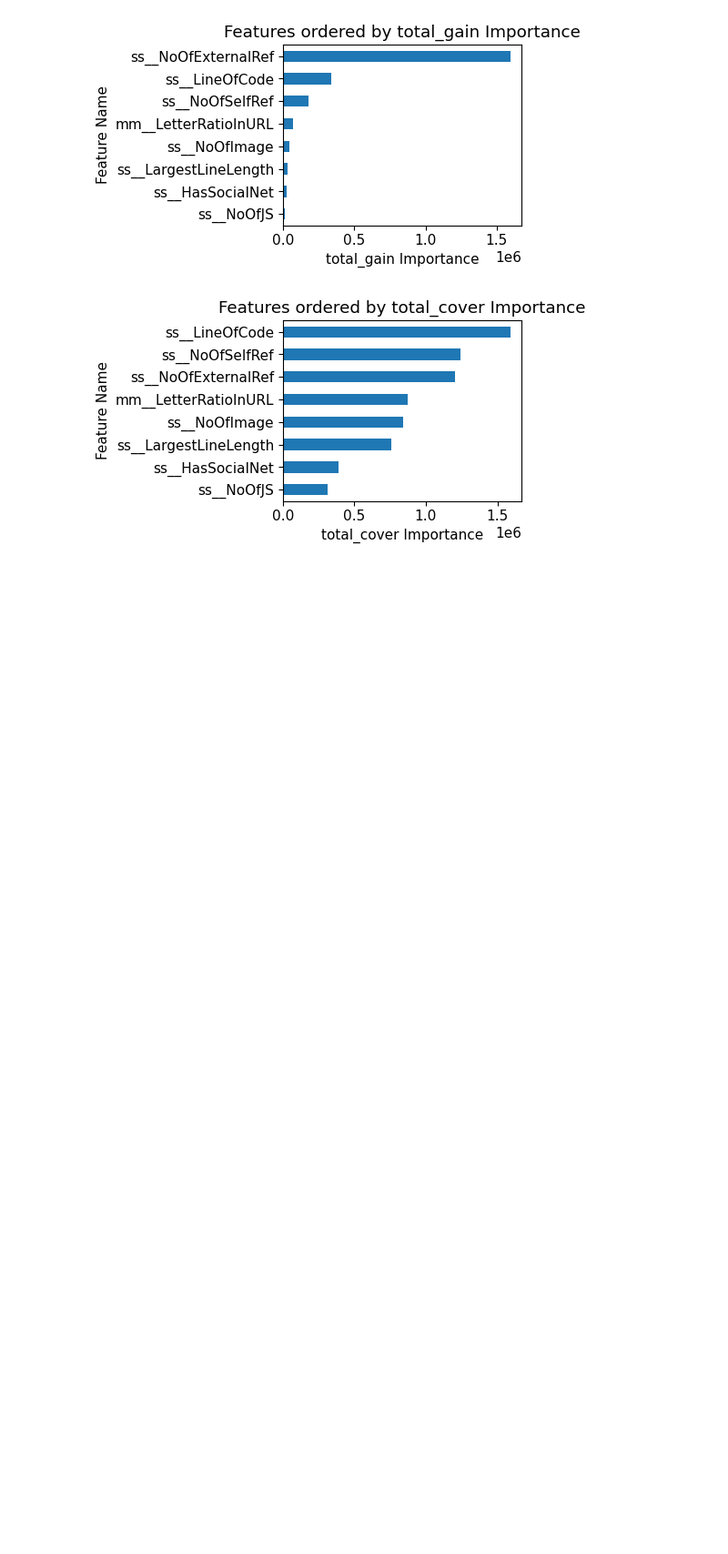
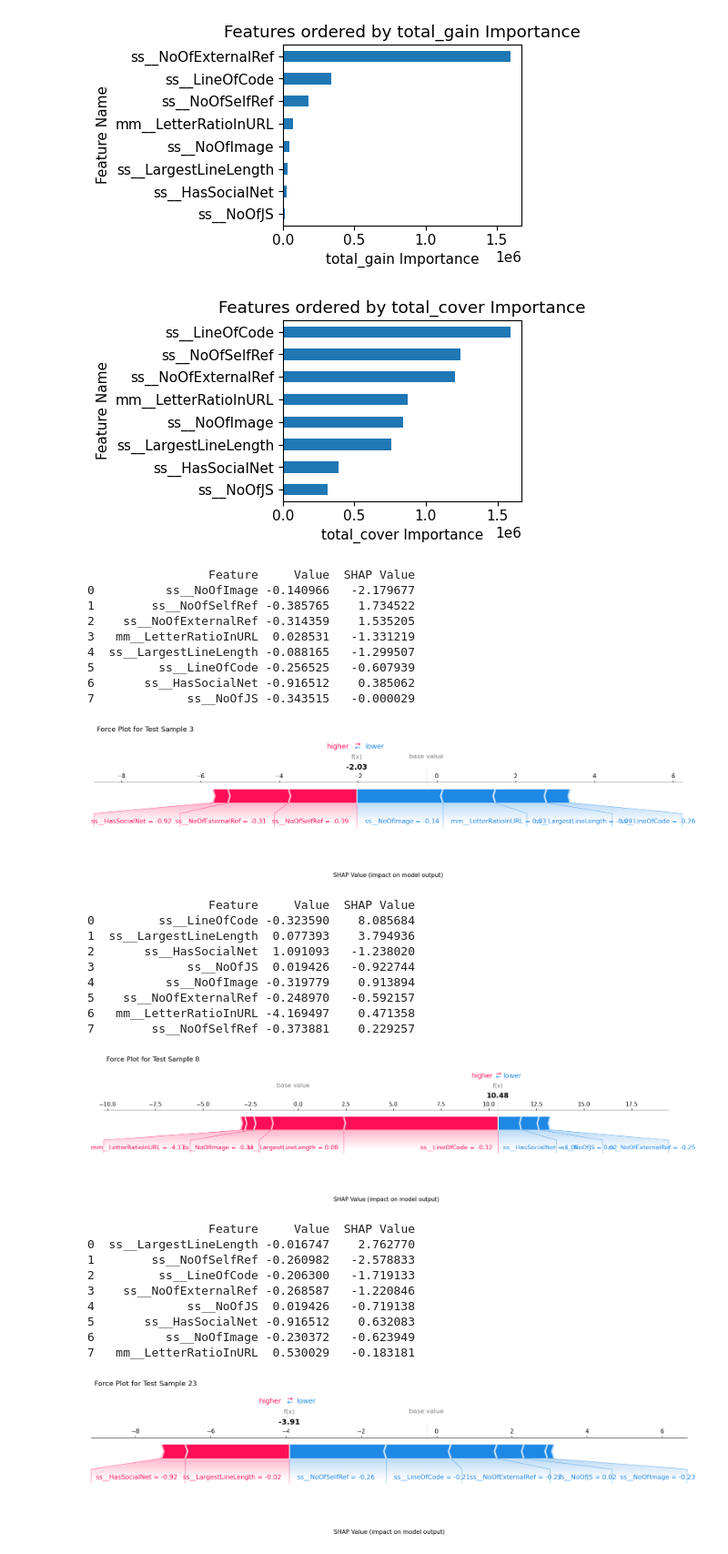
Before and after one commit to plestz/phishing_url_detection, a Jupyter notebook: src/analysis.ipynb, the cells around one changed output. Shown at 91% size. Drawn from its saved outputs; the diff is of its cells as text; code cells hidden in the pictures; blank space fills up the shorter version.

```diff
--- a/src/analysis.ipynb
+++ b/src/analysis.ipynb
@@ -203,3 +268,57 @@ for metric, top_10_features in ordered_features.items():
 [figure]
 [figure]
 [figure]
+# %%
+def force_plot_idx(idx):
+
+    # shap.force_plot(explainer.expected_value, shap_values[idx], df_test.iloc[idx], matplotlib = True)
+    shap.force_plot(xgbc_explainer.expected_value, shap_values[idx], xgbc_model_results['X_test_preprocessed'][best_xgbc_index].iloc[idx].apply(lambda x: round(x, 2)), matplotlib = True, show = False)
+
+    top_indices = abs(shap_values[idx]).argsort()[::-1][:10]
+    top_shap_values, top_features = shap_values[idx][top_indices], xgbc_model_results['X_test_preprocessed'][best_xgbc_index].iloc[idx, top_indices]
+
+    top_features_df = pd.DataFrame({'Feature': top_features.index, 'Value': top_features.values, 'SHAP Value': top_shap_values})
+
+    print(top_features_df)
+    plt.xlabel('SHAP Value (impact on model output)')
+    plt.title(f'Force Plot for Test Sample {idx}', loc = 'left', y = 1.55, x = 0.005)
+    plt.savefig(f'../figures/shap_local_force_plot_idx_{idx}.png', dpi = 300, bbox_inches = 'tight')
+    plt.show()
+# %%
+MIXED_CONTRIBUTION_INDICES = [3, 8, 23, 131]
+DEFINITE_CLASS_1_INDICES = [41]
+DEFINITE_CLASS_0_INDICES = [37, 76]
+
+for idx in MIXED_CONTRIBUTION_INDICES + DEFINITE_CLASS_1_INDICES + DEFINITE_CLASS_0_INDICES:
+    force_plot_idx(idx)
+# %% [output]
+                 Feature     Value  SHAP Value
+0          ss__NoOfImage -0.140966   -2.179677
+1        ss__NoOfSelfRef -0.385765    1.734522
+2    ss__NoOfExternalRef -0.314359    1.535205
+3   mm__LetterRatioInURL  0.028531   -1.331219
+4  ss__LargestLineLength -0.088165   -1.299507
+5         ss__LineOfCode -0.256525   -0.607939
+6       ss__HasSocialNet -0.916512    0.385062
+7             ss__NoOfJS -0.343515   -0.000029
+[figure, added]
+                 Feature     Value  SHAP Value
+0         ss__LineOfCode -0.323590    8.085684
+1  ss__LargestLineLength  0.077393    3.794936
+2       ss__HasSocialNet  1.091093   -1.238020
+3             ss__NoOfJS  0.019426   -0.922744
+4          ss__NoOfImage -0.319779    0.913894
+5    ss__NoOfExternalRef -0.248970   -0.592157
+6   mm__LetterRatioInURL -4.169497    0.471358
+7        ss__NoOfSelfRef -0.373881    0.229257
+[figure, added]
+                 Feature     Value  SHAP Value
+0  ss__LargestLineLength -0.016747    2.762770
+1        ss__NoOfSelfRef -0.260982   -2.578833
+2         ss__LineOfCode -0.206300   -1.719133
+3    ss__NoOfExternalRef -0.268587   -1.220846
+4             ss__NoOfJS  0.019426   -0.719138
+5       ss__HasSocialNet -0.916512    0.632083
+6          ss__NoOfImage -0.230372   -0.623949
+7   mm__LetterRatioInURL  0.530029   -0.183181
+[figure, added]
```
Also changed, not shown: parts of 12 cells of this notebook, 21 other files.
